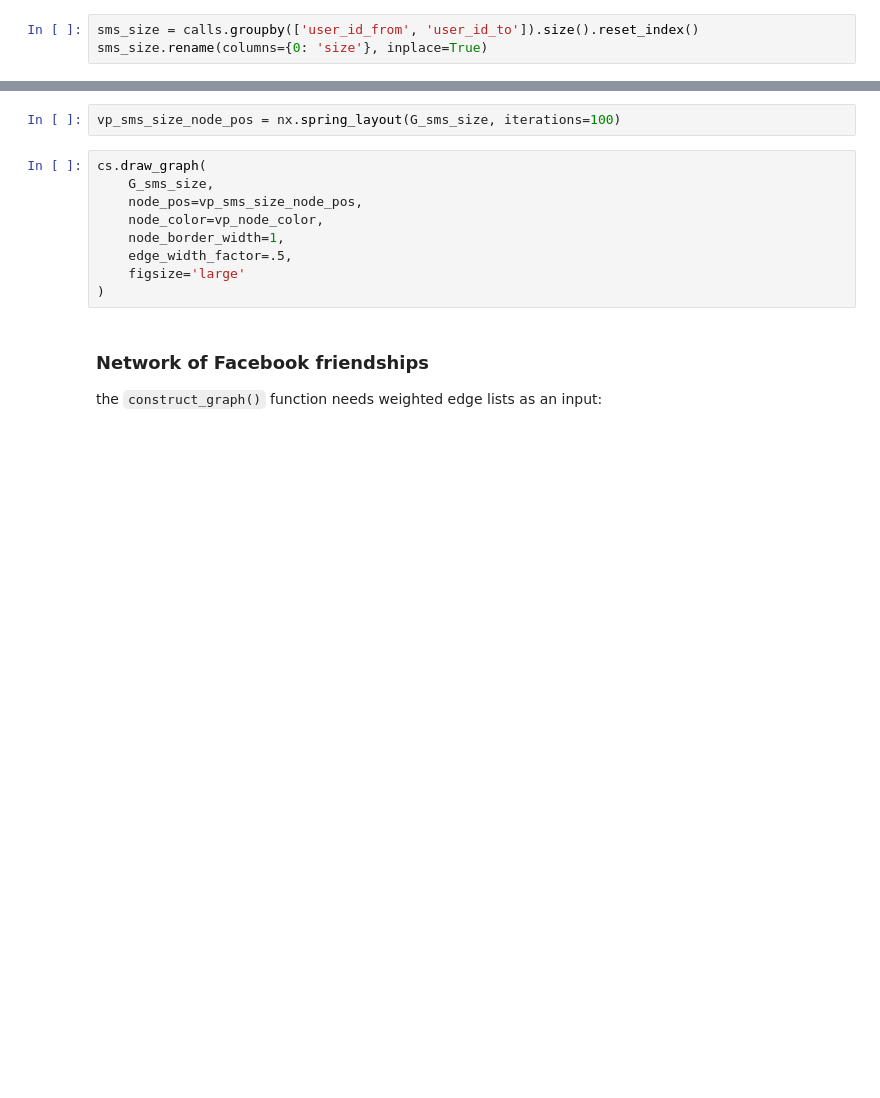
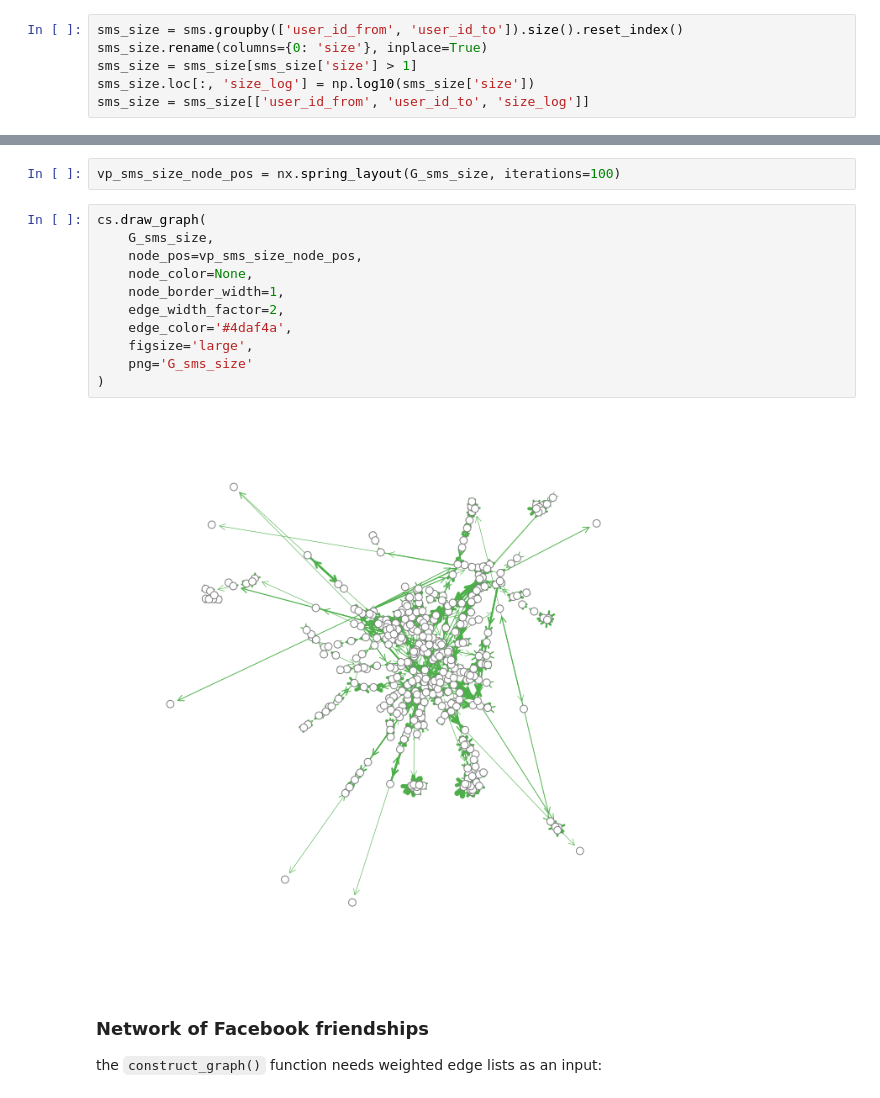
Before and after one commit to gesiscss/compsoc, a Jupyter notebook: copenhagen.ipynb, the cells around one changed output, grey strips where cells are left out. Drawn from its saved outputs; the diff is of its cells as text; blank space fills up the shorter version.

```diff
--- a/copenhagen.ipynb
+++ b/copenhagen.ipynb
@@ -418,6 +542,9 @@ Using all relations over four weeks, count the messages:
 # %%
-sms_size = calls.groupby(['user_id_from', 'user_id_to']).size().reset_index()
+sms_size = sms.groupby(['user_id_from', 'user_id_to']).size().reset_index()
 sms_size.rename(columns={0: 'size'}, inplace=True)
+sms_size = sms_size[sms_size['size'] > 1]
+sms_size.loc[:, 'size_log'] = np.log10(sms_size['size'])
+sms_size = sms_size[['user_id_from', 'user_id_to', 'size_log']]
 # %%
 G_sms_size = cs.construct_graph(
     directed=True,
@@ -434,12 +561,16 @@ vp_sms_size_node_pos = nx.spring_layout(G_sms_size, iterations=100)
 # %%
 cs.draw_graph(
     G_sms_size,
     node_pos=vp_sms_size_node_pos,
-    node_color=vp_node_color,
+    node_color=None,
     node_border_width=1,
-    edge_width_factor=.5,
-    figsize='large'
+    edge_width_factor=2,
+    edge_color='#4daf4a',
+    figsize='large',
+    png='G_sms_size'
 )
+# %% [output]
+[figure, added]
 # %% [markdown]
 ### Network of Facebook friendships
 the `construct_graph()` function needs weighted edge lists as an input:
```
Also changed, not shown: parts of 33 cells of this notebook, 6 other files.
